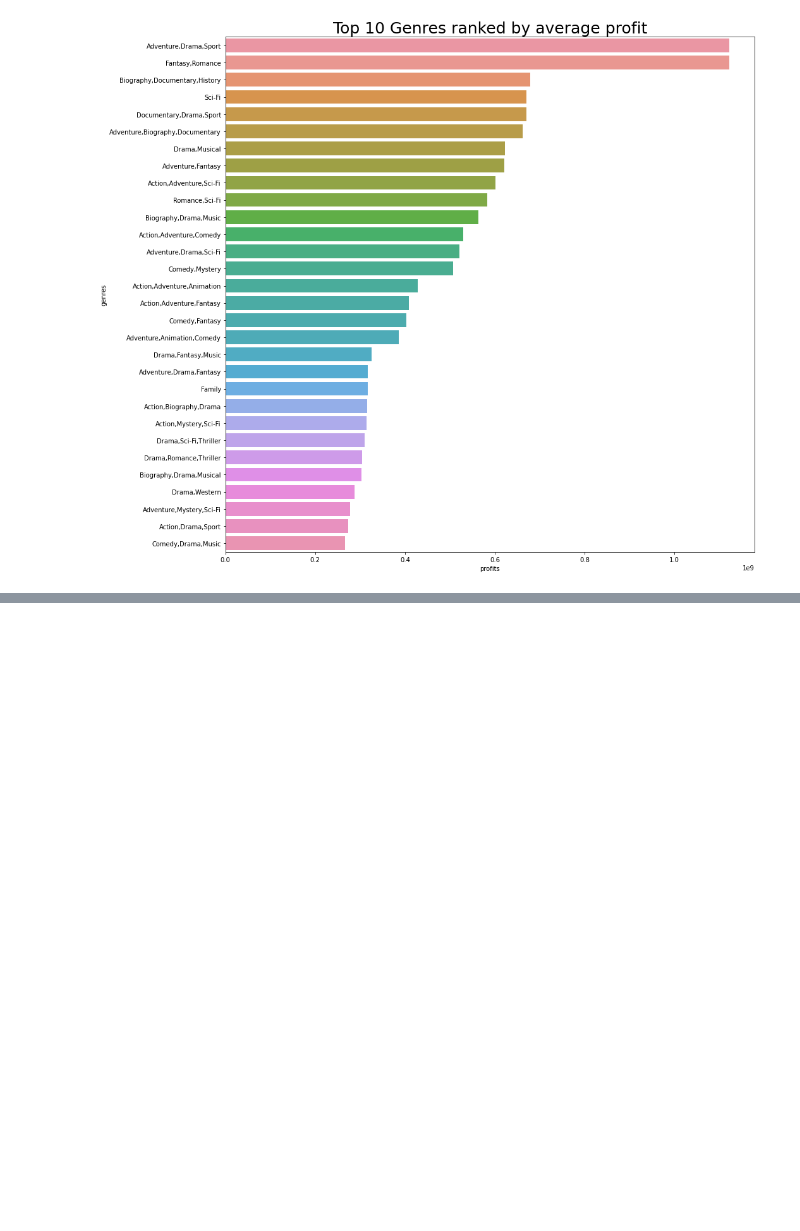
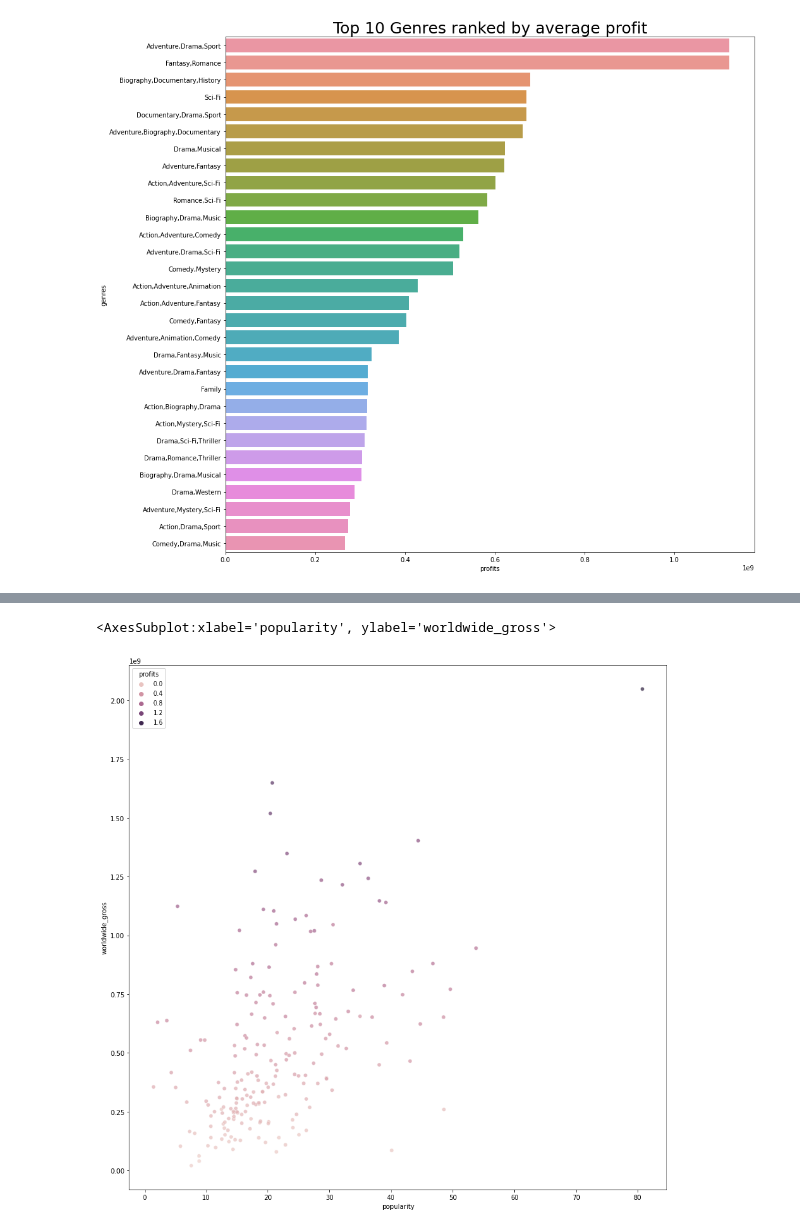
Before and after one commit to FrancisNdirangu/Phase-2-Project, a Jupyter notebook: merged_notebook.ipynb, the cells around one changed output, grey strips where cells are left out. Saved outputs shown, nothing was run; the diff lists cells and outputs as text; code cells hidden in the pictures; blank space fills up the shorter version.

```diff
--- a/merged_notebook.ipynb
+++ b/merged_notebook.ipynb
@@ -1114,0 +1127,9 @@ Text(0.5, 1.0, 'Top 10 Genres ranked by average profit')
+# %%
+fig,ax = plt.subplots(figsize=(15,15))
+actors_popularity_mean_gross  = all_combined[all_combined['category'] == 'actor'].groupby('primary_name').mean().sort_values('popularity',ascending=False)
+top_200_popular_actors = movie_budgets_ranking.head(200)
+
+sns.scatterplot(data=top_200_popular_actors,x='popularity',y='worldwide_gross',alpha=0.7,hue='profits')
+# %% [output]
+<AxesSubplot:xlabel='popularity', ylabel='worldwide_gross'>
+[figure, added]
```
Also changed, not shown: parts of 8 cells of this notebook.
